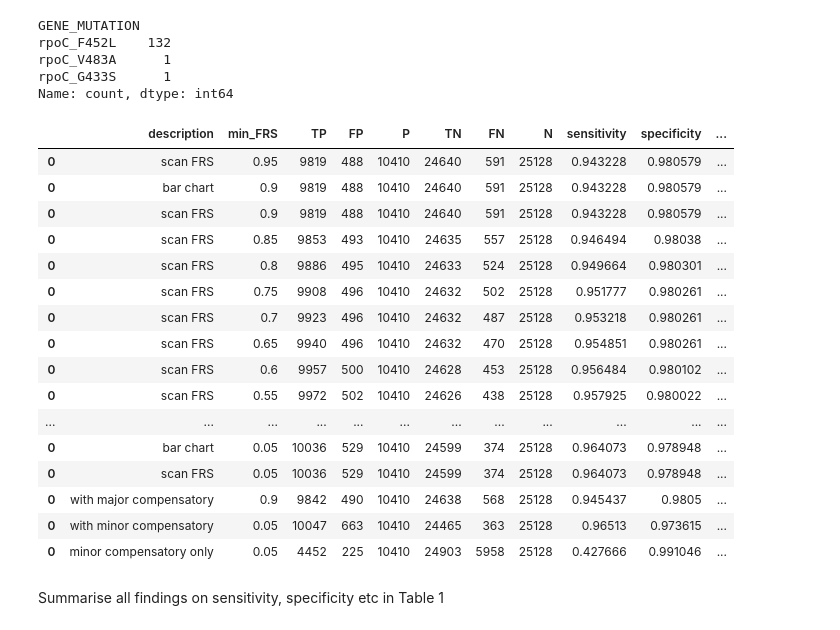
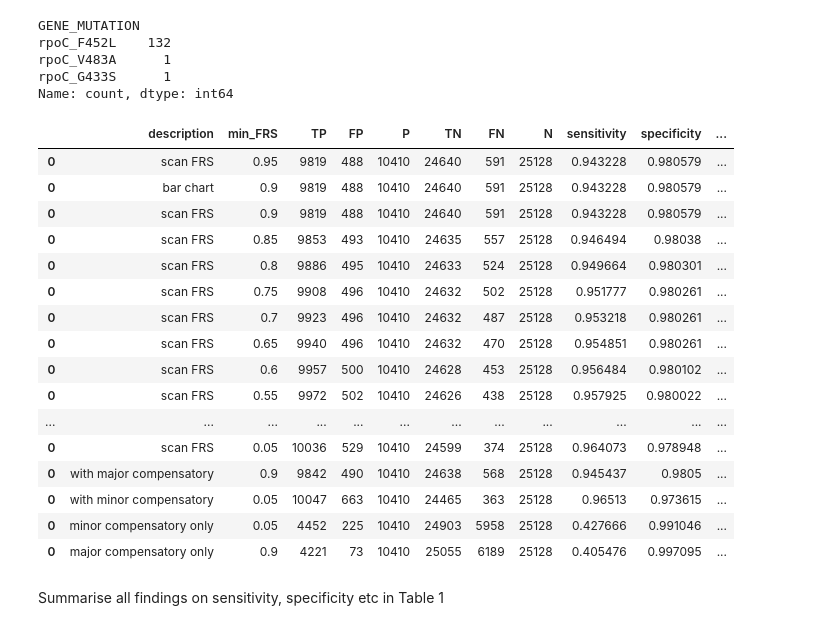
Before and after one commit to viktoria023/thesis, a Jupyter notebook: tuberculosis-RNAP-subpopulations/analysis_refactored.ipynb, the cells around one changed output. Cells and saved outputs as stored; diff of their text form; code cells hidden in the pictures.

Commit message:
include CM only with high FRS in table

```diff
--- a/tuberculosis-RNAP-subpopulations/analysis_refactored.ipynb
+++ b/tuberculosis-RNAP-subpopulations/analysis_refactored.ipynb
@@ -551,38 +540,43 @@ Name: count, dtype: int64
 # %%
 df = copy.deepcopy(samples_with_dst)
 df['HAS_RESISTANT_MUTATION'] = (df.HAS_MAJOR_RAV) | (df.HAS_MAJOR_CM)
 a = calculate_results_row(df, description='with major compensatory', min_FRS=0.90)
 results_table = pd.concat([results_table,pd.DataFrame(a).T])
 
 df = copy.deepcopy(samples_with_dst)
 df['HAS_RESISTANT_MUTATION'] = ((df.MAX_RAV_FRS>0.05) & (df.HAS_RESISTANT_MUTATION)) | ((df.MAX_CM_FRS>0.05) & (df.HAS_COMPENSATORY_MUTATION))
 a = calculate_results_row(df, description='with minor compensatory', min_FRS=0.05)
 results_table = pd.concat([results_table,pd.DataFrame(a).T])
 
 df = copy.deepcopy(samples_with_dst)
 df['HAS_RESISTANT_MUTATION'] = (df.MAX_CM_FRS>0.05) & ((df.HAS_COMPENSATORY_MUTATION))
 a = calculate_results_row(df, description='minor compensatory only', min_FRS=0.05)
 results_table = pd.concat([results_table,pd.DataFrame(a).T])
 
+df = copy.deepcopy(samples_with_dst)
+df['HAS_RESISTANT_MUTATION'] = (df.MAX_CM_FRS>0.90) & ((df.HAS_COMPENSATORY_MUTATION))
+a = calculate_results_row(df, description='major compensatory only', min_FRS=0.90)
+results_table = pd.concat([results_table,pd.DataFrame(a).T])
+
 results_table
 # %% [output]
 |  | description | min_FRS | TP | FP | P | TN | FN | N | sensitivity | specificity | ... |
 | 0 | scan FRS | 0.95 | 9819 | 488 | 10410 | 24640 | 591 | 25128 | 0.943228 | 0.980579 | ... |
 | 0 | bar chart | 0.9 | 9819 | 488 | 10410 | 24640 | 591 | 25128 | 0.943228 | 0.980579 | ... |
 | 0 | scan FRS | 0.9 | 9819 | 488 | 10410 | 24640 | 591 | 25128 | 0.943228 | 0.980579 | ... |
 | 0 | scan FRS | 0.85 | 9853 | 493 | 10410 | 24635 | 557 | 25128 | 0.946494 | 0.98038 | ... |
 | 0 | scan FRS | 0.8 | 9886 | 495 | 10410 | 24633 | 524 | 25128 | 0.949664 | 0.980301 | ... |
 | 0 | scan FRS | 0.75 | 9908 | 496 | 10410 | 24632 | 502 | 25128 | 0.951777 | 0.980261 | ... |
 | 0 | scan FRS | 0.7 | 9923 | 496 | 10410 | 24632 | 487 | 25128 | 0.953218 | 0.980261 | ... |
 | 0 | scan FRS | 0.65 | 9940 | 496 | 10410 | 24632 | 470 | 25128 | 0.954851 | 0.980261 | ... |
 | 0 | scan FRS | 0.6 | 9957 | 500 | 10410 | 24628 | 453 | 25128 | 0.956484 | 0.980102 | ... |
 | 0 | scan FRS | 0.55 | 9972 | 502 | 10410 | 24626 | 438 | 25128 | 0.957925 | 0.980022 | ... |
 | ... | ... | ... | ... | ... | ... | ... | ... | ... | ... | ... | ... |
-| 0 | bar chart | 0.05 | 10036 | 529 | 10410 | 24599 | 374 | 25128 | 0.964073 | 0.978948 | ... |
 | 0 | scan FRS | 0.05 | 10036 | 529 | 10410 | 24599 | 374 | 25128 | 0.964073 | 0.978948 | ... |
 | 0 | with major compensatory | 0.9 | 9842 | 490 | 10410 | 24638 | 568 | 25128 | 0.945437 | 0.9805 | ... |
 | 0 | with minor compensatory | 0.05 | 10047 | 663 | 10410 | 24465 | 363 | 25128 | 0.96513 | 0.973615 | ... |
 | 0 | minor compensatory only | 0.05 | 4452 | 225 | 10410 | 24903 | 5958 | 25128 | 0.427666 | 0.991046 | ... |
+| 0 | major compensatory only | 0.9 | 4221 | 73 | 10410 | 25055 | 6189 | 25128 | 0.405476 | 0.997095 | ... |
 # %% [markdown]
 Summarise all findings on sensitivity, specificity etc in Table 1
 # %%
```
Also changed, not shown: parts of 2 cells of this notebook.
